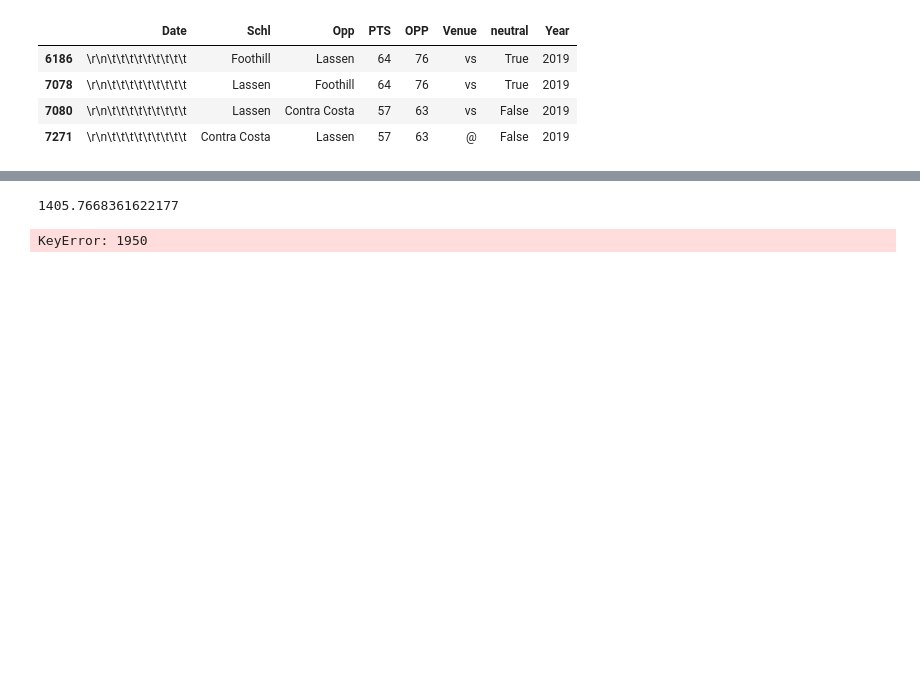
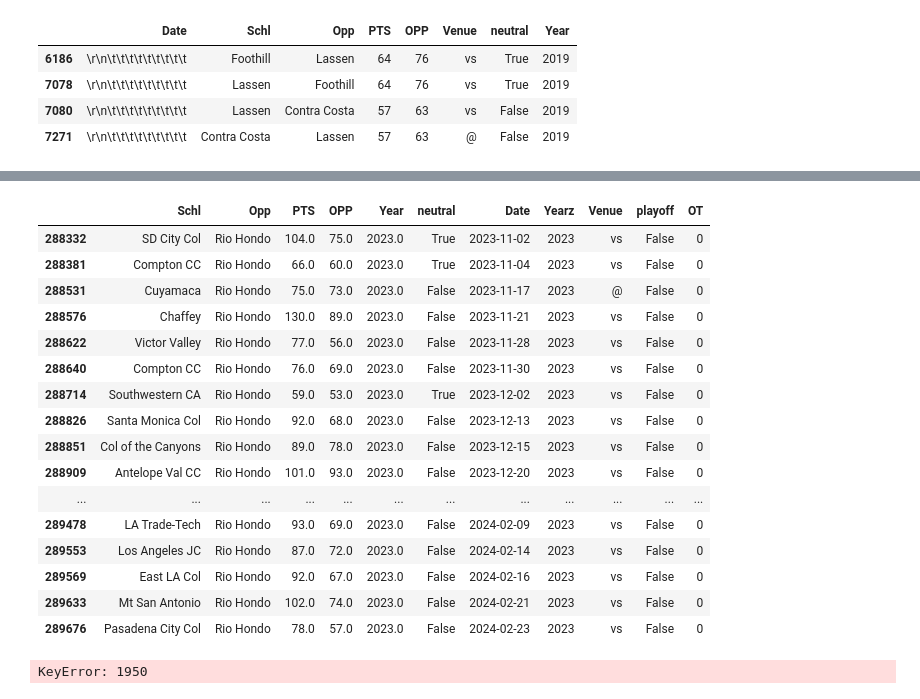
Before and after one commit to easella/ncaabelos, a Jupyter notebook: ncaab-for-free.ipynb, the cells around one changed output, grey strips where cells are left out. Drawn from its saved outputs; the diff is of its cells as text; code cells hidden in the pictures; blank space fills up the shorter version.

```diff
--- a/ncaab-for-free.ipynb
+++ b/ncaab-for-free.ipynb
@@ -2667,8 +2649,25 @@ TBDdon't exist
 </div>
-# %%
-eloLeague.ratingDict['Clemson']
-# %% [output]
-1405.7668361622177
+# %%
+tr=df22[df22.Opp=='Rio Hondo']
+tr
+# %% [output]
+|  | Schl | Opp | PTS | OPP | Year | neutral | Date | Yearz | Venue | playoff | OT |
+| 288332 | SD City Col | Rio Hondo | 104.0 | 75.0 | 2023.0 | True | 2023-11-02 | 2023 | vs | False | 0 |
+| 288381 | Compton CC | Rio Hondo | 66.0 | 60.0 | 2023.0 | True | 2023-11-04 | 2023 | vs | False | 0 |
+| 288531 | Cuyamaca | Rio Hondo | 75.0 | 73.0 | 2023.0 | False | 2023-11-17 | 2023 | @ | False | 0 |
+| 288576 | Chaffey | Rio Hondo | 130.0 | 89.0 | 2023.0 | False | 2023-11-21 | 2023 | vs | False | 0 |
+| 288622 | Victor Valley | Rio Hondo | 77.0 | 56.0 | 2023.0 | False | 2023-11-28 | 2023 | vs | False | 0 |
+| 288640 | Compton CC | Rio Hondo | 76.0 | 69.0 | 2023.0 | False | 2023-11-30 | 2023 | vs | False | 0 |
+| 288714 | Southwestern CA | Rio Hondo | 59.0 | 53.0 | 2023.0 | True | 2023-12-02 | 2023 | vs | False | 0 |
+| 288826 | Santa Monica Col | Rio Hondo | 92.0 | 68.0 | 2023.0 | False | 2023-12-13 | 2023 | vs | False | 0 |
+| 288851 | Col of the Canyons | Rio Hondo | 89.0 | 78.0 | 2023.0 | False | 2023-12-15 | 2023 | vs | False | 0 |
+| 288909 | Antelope Val CC | Rio Hondo | 101.0 | 93.0 | 2023.0 | False | 2023-12-20 | 2023 | vs | False | 0 |
+| ... | ... | ... | ... | ... | ... | ... | ... | ... | ... | ... | ... |
+| 289478 | LA Trade-Tech | Rio Hondo | 93.0 | 69.0 | 2023.0 | False | 2024-02-09 | 2023 | vs | False | 0 |
+| 289553 | Los Angeles JC | Rio Hondo | 87.0 | 72.0 | 2023.0 | False | 2024-02-14 | 2023 | vs | False | 0 |
+| 289569 | East LA Col | Rio Hondo | 92.0 | 67.0 | 2023.0 | False | 2024-02-16 | 2023 | vs | False | 0 |
+| 289633 | Mt San Antonio | Rio Hondo | 102.0 | 74.0 | 2023.0 | False | 2024-02-21 | 2023 | vs | False | 0 |
+| 289676 | Pasadena City Col | Rio Hondo | 78.0 | 57.0 | 2023.0 | False | 2024-02-23 | 2023 | vs | False | 0 |
 # %%
 years[1951]
 # %% [output]
```
Also changed, not shown: parts of 4 cells of this notebook.
